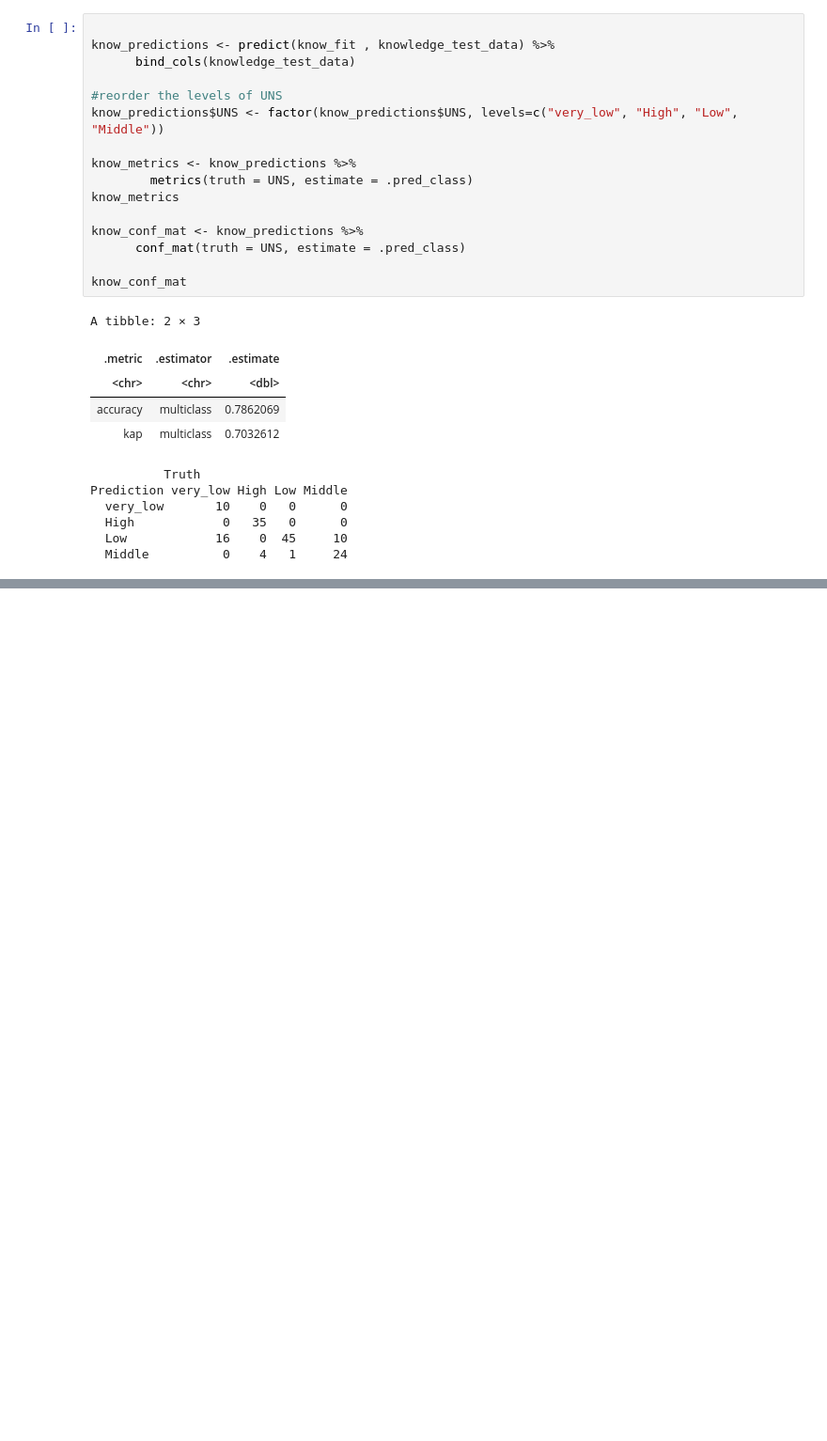
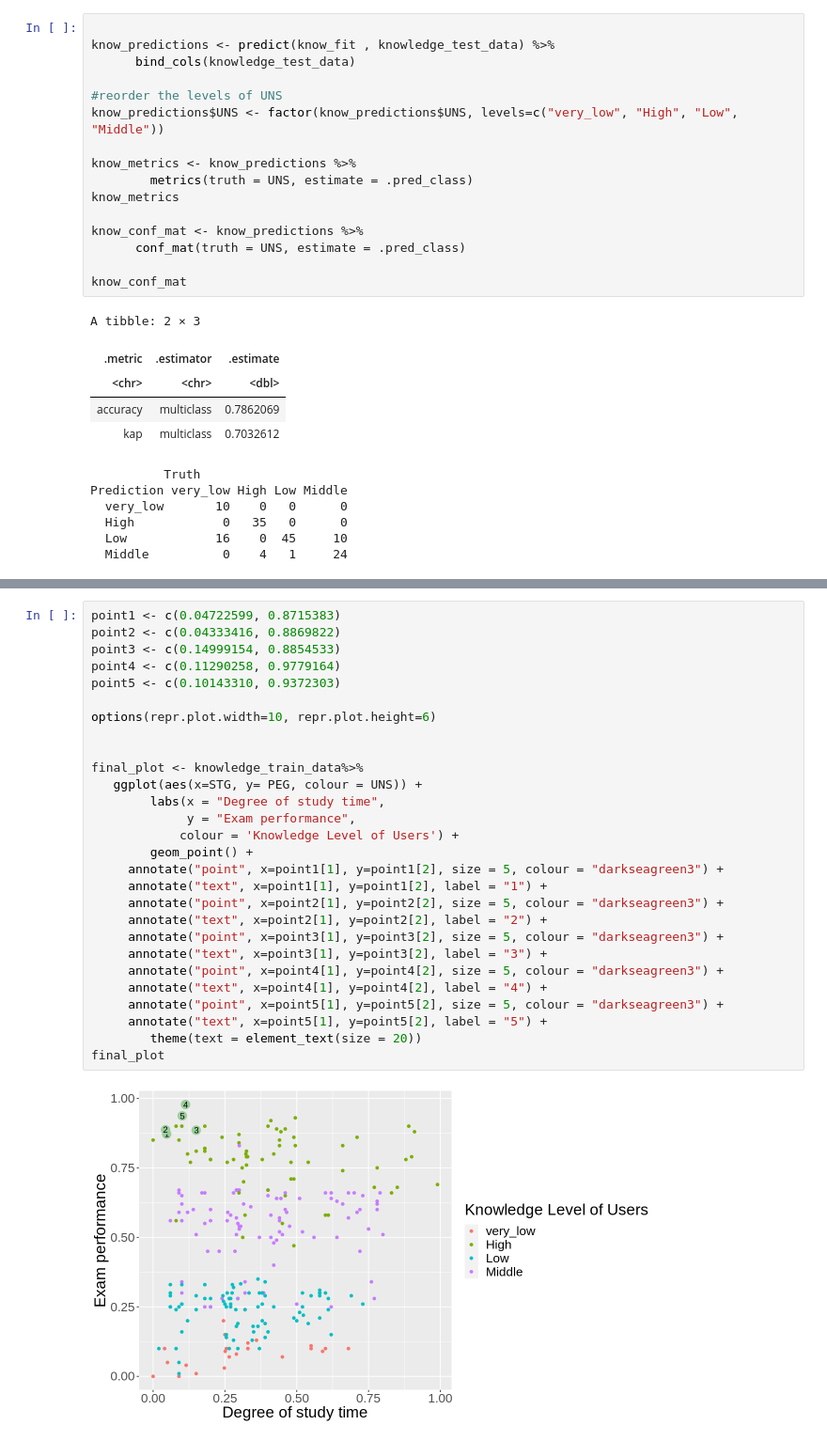
Before and after one commit to sidahuja1/dsci100_group7, a Jupyter notebook: Untitled.ipynb, the cells around one changed output, grey strips where cells are left out. Shown: that part at 94% size. Saved outputs shown, nothing was run; the diff lists cells and outputs as text; blank space fills up the shorter version.

```diff
--- a/Untitled.ipynb
+++ b/Untitled.ipynb
@@ -211,0 +239,30 @@ accuracy = 0.78 (not bad)
+# %%
+point1 <- c(0.04722599, 0.8715383)
+point2 <- c(0.04333416, 0.8869822)
+point3 <- c(0.14999154, 0.8854533)
+point4 <- c(0.11290258, 0.9779164)
+point5 <- c(0.10143310, 0.9372303)
+
+options(repr.plot.width=10, repr.plot.height=6)
+
+
+final_plot <- knowledge_train_data%>%
+   ggplot(aes(x=STG, y= PEG, colour = UNS)) +
+        labs(x = "Degree of study time",
+             y = "Exam performance",
+            colour = 'Knowledge Level of Users') +
+        geom_point() +
+     annotate("point", x=point1[1], y=point1[2], size = 5, colour = "darkseagreen3") +
+     annotate("text", x=point1[1], y=point1[2], label = "1") +
+     annotate("point", x=point2[1], y=point2[2], size = 5, colour = "darkseagreen3") +
+     annotate("text", x=point2[1], y=point2[2], label = "2") +
+     annotate("point", x=point3[1], y=point3[2], size = 5, colour = "darkseagreen3") +
+     annotate("text", x=point3[1], y=point3[2], label = "3") +
+     annotate("point", x=point4[1], y=point4[2], size = 5, colour = "darkseagreen3") +
+     annotate("text", x=point4[1], y=point4[2], label = "4") +
+     annotate("point", x=point5[1], y=point5[2], size = 5, colour = "darkseagreen3") +
+     annotate("text", x=point5[1], y=point5[2], label = "5") +
+        theme(text = element_text(size = 20))
+final_plot
+# %% [output]
+[figure, added]
```
Also changed, not shown: parts of 3 cells of this notebook, 1 other file.
